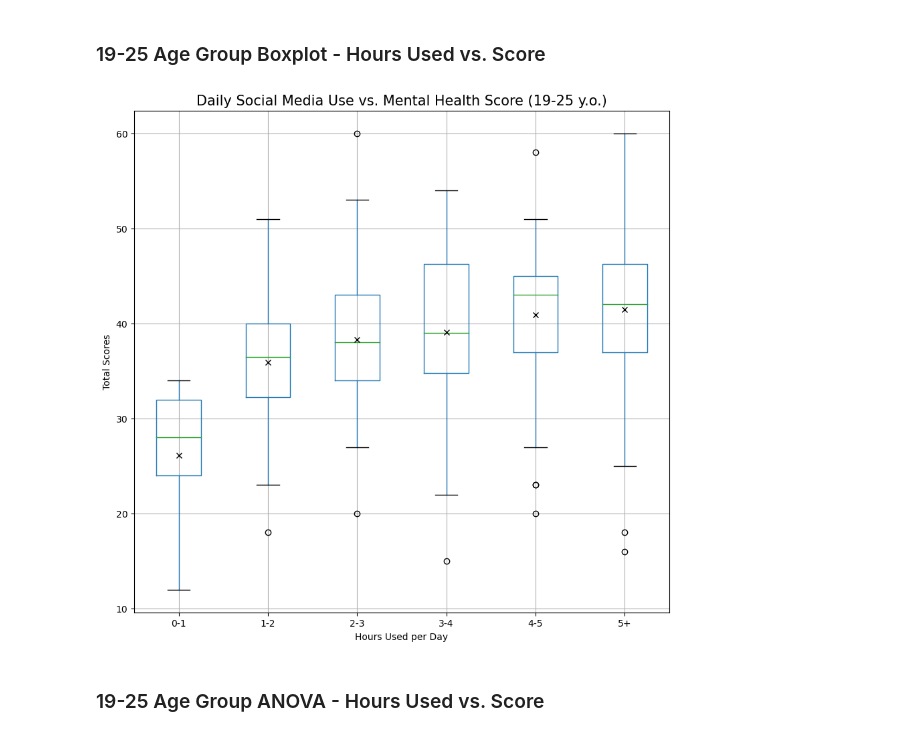
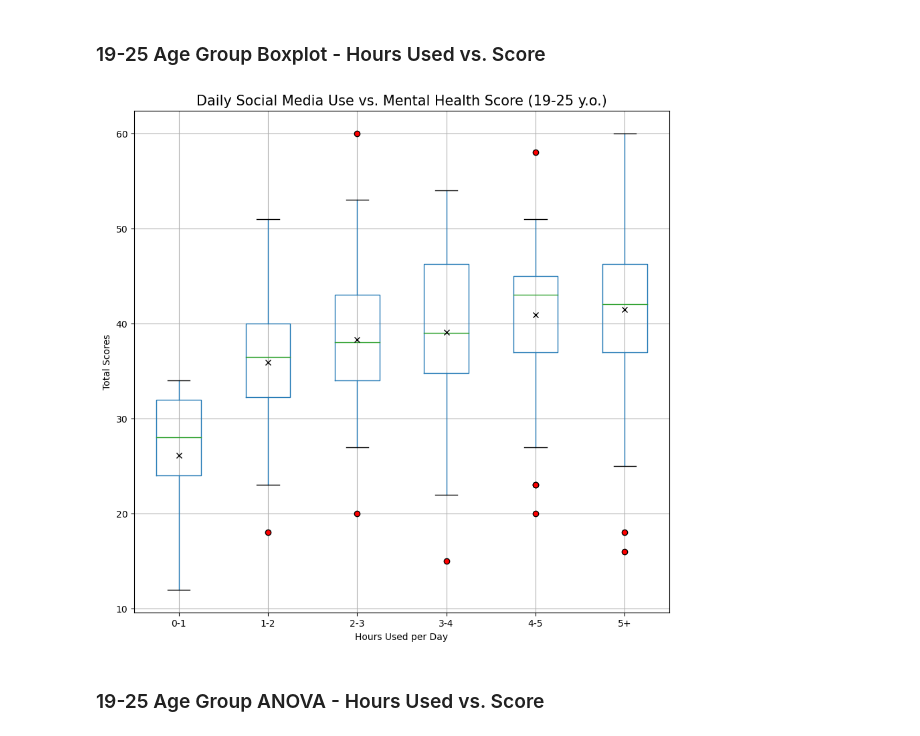
Before and after one commit to DominicT1995/EDA-Social-Media-Mental-Health, a Jupyter notebook: Project_Mental_Health/mental_health_project_final.ipynb, the cells around one changed output. Cells and saved outputs as stored; diff of their text form; code cells hidden in the pictures.

```diff
--- a/Project_Mental_Health/mental_health_Dominic.ipynb
+++ b/Project_Mental_Health/mental_health_project_final.ipynb
@@ -479,19 +481,19 @@ F_onewayResult(statistic=2.5613142732690517, pvalue=0.051761765743704016)
 # %%
 # Create a boxplot of hours social media used vs. total mental health score for ages 19-25
 lowtwenties_df = survey_df.loc[survey_df["Age groups"] == "19-25"]
 
 fig2 = lowtwenties_df.boxplot("Total score", by="Hours per day", figsize=(10,10), showmeans=True,
-                  meanprops={"marker":"x", "markeredgecolor":"black"})
+                  meanprops={"marker":"x", "markeredgecolor":"black"}, flierprops={"markerfacecolor":"red"})
 
 fig2.get_figure().suptitle("")
 fig2.set_title("Daily Social Media Use vs. Mental Health Score (19-25 y.o.)", size=15)
 fig2.set_xlabel("Hours Used per Day")
 fig2.set_ylabel("Total Scores")
 
 plt.savefig("../Data_output/hours_used_vs_mhs_19-25_boxplot.png")
 plt.show()
 # %% [output]
-[figure, old version]
+[figure, new version]
 # %% [markdown]
 ### 19-25 Age Group ANOVA - Hours Used vs. Score
 # %%
```
Also changed, not shown: parts of 14 cells of this notebook, 9 other files.
